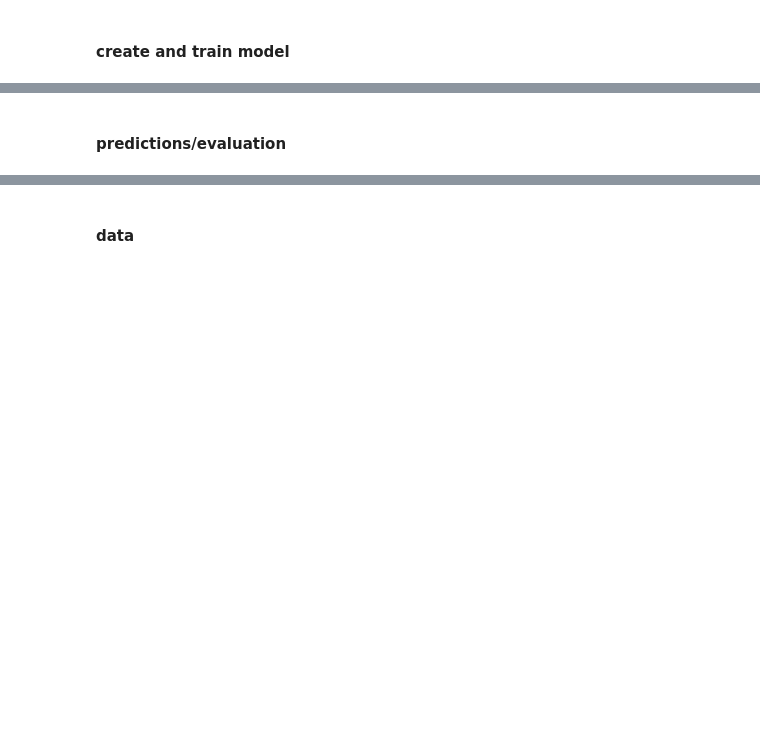
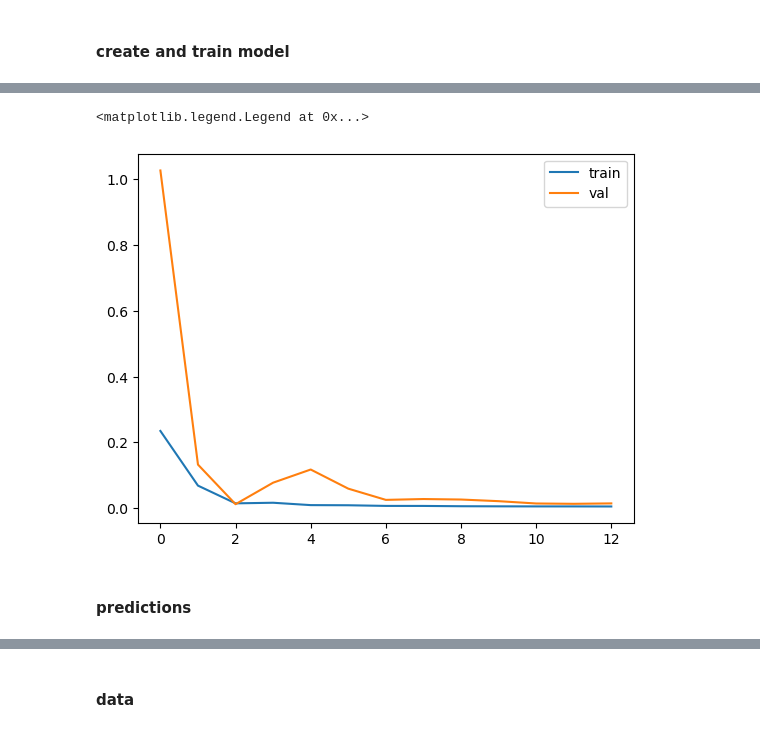
Before and after one commit to hlu109/math462_project, a Jupyter notebook: scripts/LSTM.ipynb, the cells around one changed output, grey strips where cells are left out. Drawn from its saved outputs; the diff is of its cells as text; code cells hidden in the pictures; blank space fills up the shorter version.

Commit message:
add LSTM code

```diff
--- a/scripts/LSTM.ipynb
+++ b/scripts/LSTM.ipynb
@@ -139,0 +138,13 @@ Epoch 13/50
+# %%
+ar_lstm_model = AR_LSTM(
+    units=64,  # TODO: modify this hyperparam
+    lookback=lookback,
+    input_fts=len(cols),
+    out_steps=lookforward)  # 12 month rollout forecast
+history = compile_and_fit_tf(ar_lstm_model,
+                             X_train,
+                             y_train,
+                             X_test,
+                             y_test,
+                             epochs=50,
+                             patience=10)
@@ -140,2 +169,9 @@ Epoch 13/50
+# %%
+plt.plot(history.history['loss'], label='train')
+plt.plot(history.history['val_loss'], label='val')
+plt.legend()
+# %% [output]
+<matplotlib.legend.Legend at 0x...>
+[figure, added]
 # %% [markdown]
-#### predictions/evaluation
+#### predictions
```
Also changed, not shown: parts of 114 cells of this notebook, 1 other file.
